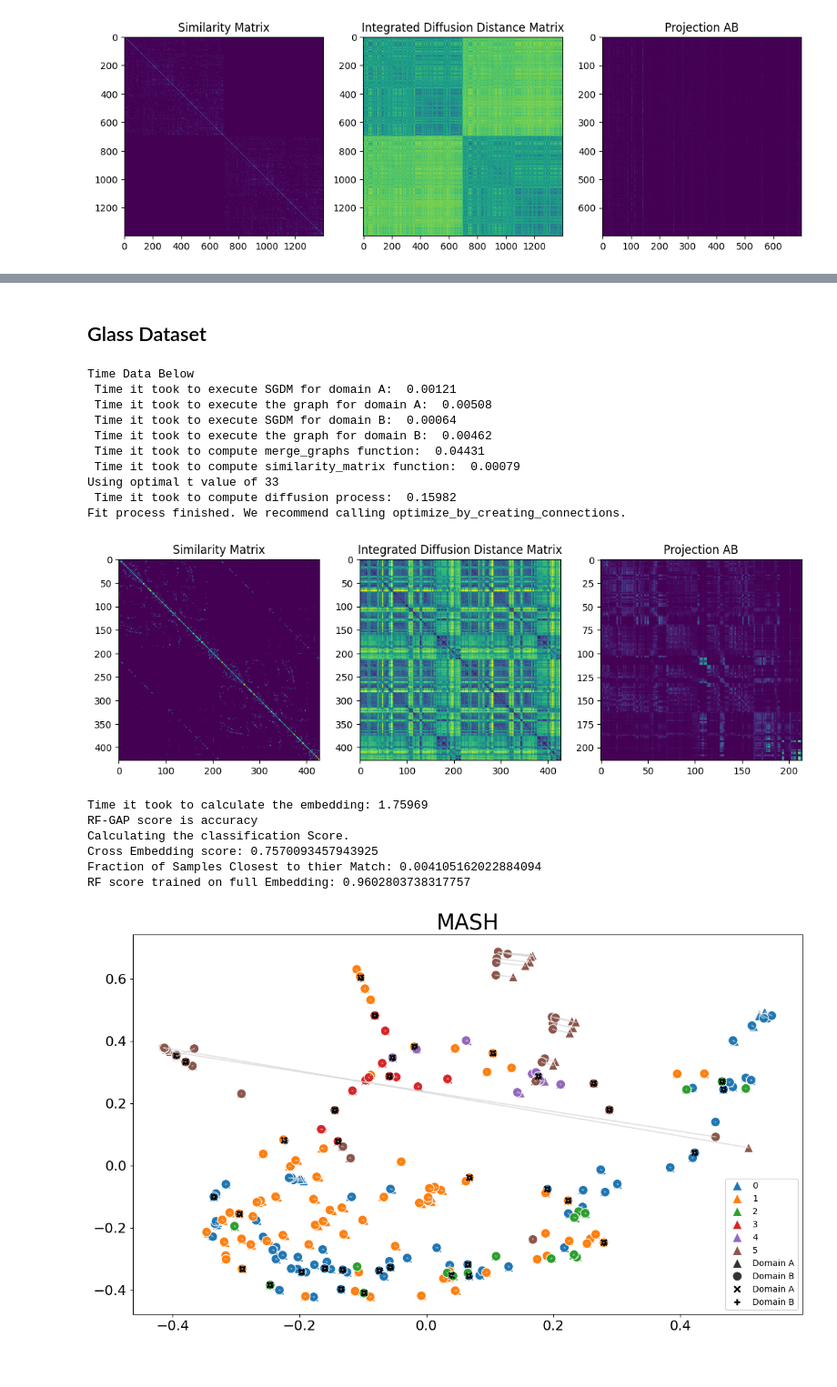
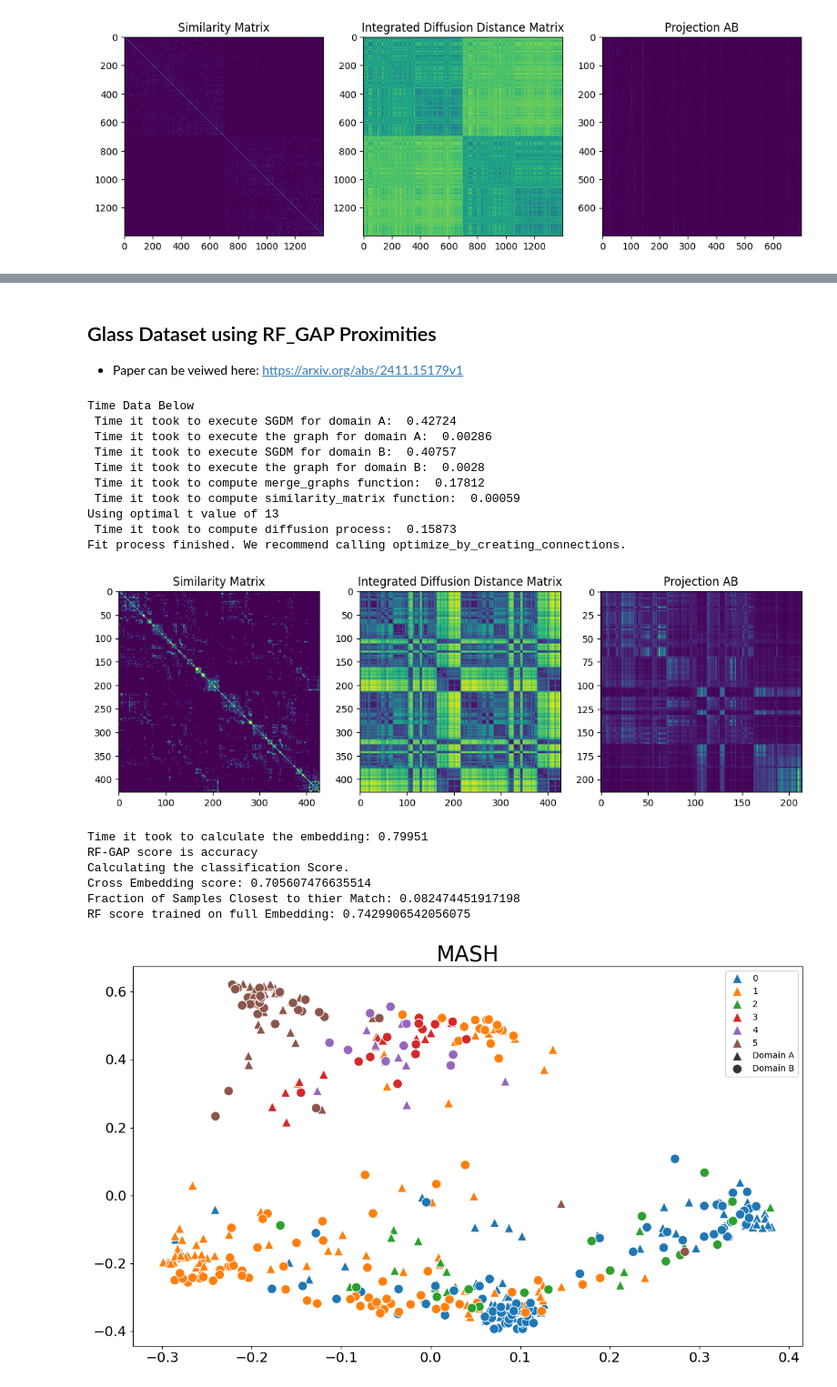
Before and after one commit to rustadadam/mashspud, a Jupyter notebook: demonstration_notebooks/MASH_demonstration.ipynb, the cells around one changed output, grey strips where cells are left out. Shown at 91% size. Drawn from its saved outputs; the diff is of its cells as text; code cells hidden in the pictures.

```diff
--- a/demonstration_notebooks/MASH_demonstration.ipynb
+++ b/demonstration_notebooks/MASH_demonstration.ipynb
@@ -142,5 +142,6 @@ RF score trained on full Embedding: 0.9742489270386266
-# %% [markdown]
-## Glass Dataset
+# %% [markdown]
+## Glass Dataset using RF_GAP Proximities
+- Paper can be veiwed here: https://arxiv.org/abs/2411.15179v1
 # %%
 #Prepare the dataset
 glass_features, glass_labels = prepare_dataset("csv_files/glass.csv")
@@ -151,37 +152,44 @@ glass_domainA, glass_domainB = split_features(glass_features, split = "rotation"
 #Create anchors. Use only 10 anchors.
 glass_anchors = create_anchors(int(len(glass_features)))[:35]
 
+#Import the RF_GAP proximities measure
+from mashspud.RF_GAP import use_rf_similarities
+
 # Initialize SPUD
-glass_mashed = MASH(knn = 3, t=-1, verbose = 3, IDC = 1, DTM = 'log', page_rank = "None", density_normalization = False, distance_measure_A = "euclidean",
-                    distance_measure_B = "euclidean", **rs) #NOTE: Try changing the DTM to be hellinger!
+"""
+NOTE: As described in the paper, to use the RF_GAP similarities requires labels. Thus, we needed to make a custom function to be able to take in the label information as well. Because of how SPUD and
+MASH are set up, use_rf_similarities has a few lines that reset class varaibles to what they should be. When making custom distance functions, its important to keep this in mind.
+"""
+glass_mashed = MASH(knn = 9, t=-1, verbose = 3, IDC = 1, DTM = 'log', page_rank = "None", density_normalization = False, distance_measure_A = use_rf_similarities,
+                    distance_measure_B = use_rf_similarities, **rs) #NOTE: Try changing the DTM to be hellinger!
 
 #Fit SPUD
-glass_mashed.fit(dataA = glass_domainA, dataB = glass_domainB, known_anchors=glass_anchors)
+glass_mashed.fit(dataA = (glass_domainA, glass_labels[:214]), dataB = (glass_domainB, glass_labels[214:]), known_anchors=glass_anchors)
 # %% [output]
 Time Data Below
- Time it took to execute SGDM for domain A:  0.00121
- Time it took to execute the graph for domain A:  0.00508
- Time it took to execute SGDM for domain B:  0.00064
- Time it took to execute the graph for domain B:  0.00462
- Time it took to compute merge_graphs function:  0.04431
- Time it took to compute similarity_matrix function:  0.00079
-Using optimal t value of 33
- Time it took to compute diffusion process:  0.15982
+ Time it took to execute SGDM for domain A:  0.42724
+ Time it took to execute the graph for domain A:  0.00286
+ Time it took to execute SGDM for domain B:  0.40757
+ Time it took to execute the graph for domain B:  0.0028
+ Time it took to compute merge_graphs function:  0.17812
+ Time it took to compute similarity_matrix function:  0.00059
+Using optimal t value of 13
+ Time it took to compute diffusion process:  0.15873
 Fit process finished. We recommend calling optimize_by_creating_connections.
 # %%
 glass_mashed.plot_heat_maps()
 # %% [output]
-[figure, old version]
+[figure, new version]
 # %%
-glass_mashed.plot_emb(labels = glass_labels)
+glass_mashed.plot_emb(labels = glass_labels, show_lines = False, show_anchors = False)
 # %% [output]
-Time it took to calculate the embedding: 1.75969
+Time it took to calculate the embedding: 0.79951
 RF-GAP score is accuracy
 Calculating the classification Score.
-Cross Embedding score: 0.7570093457943925
-Fraction of Samples Closest to thier Match: 0.004105162022884094
-RF score trained on full Embedding: 0.9602803738317757
+Cross Embedding score: 0.705607476635514
+Fraction of Samples Closest to thier Match: 0.082474451917198
+RF score trained on full Embedding: 0.7429906542056075
-[figure, old version]
+[figure, new version]
 # %%
 #That's it for the demo! Try adding the following line:
 #glass_mashed.optimize_by_creating_connections(epochs= 3, threshold = "auto", connection_limit=None, hold_out_anchors=glass_anchors[-10:])
```
Also changed, not shown: parts of 7 cells of this notebook.
